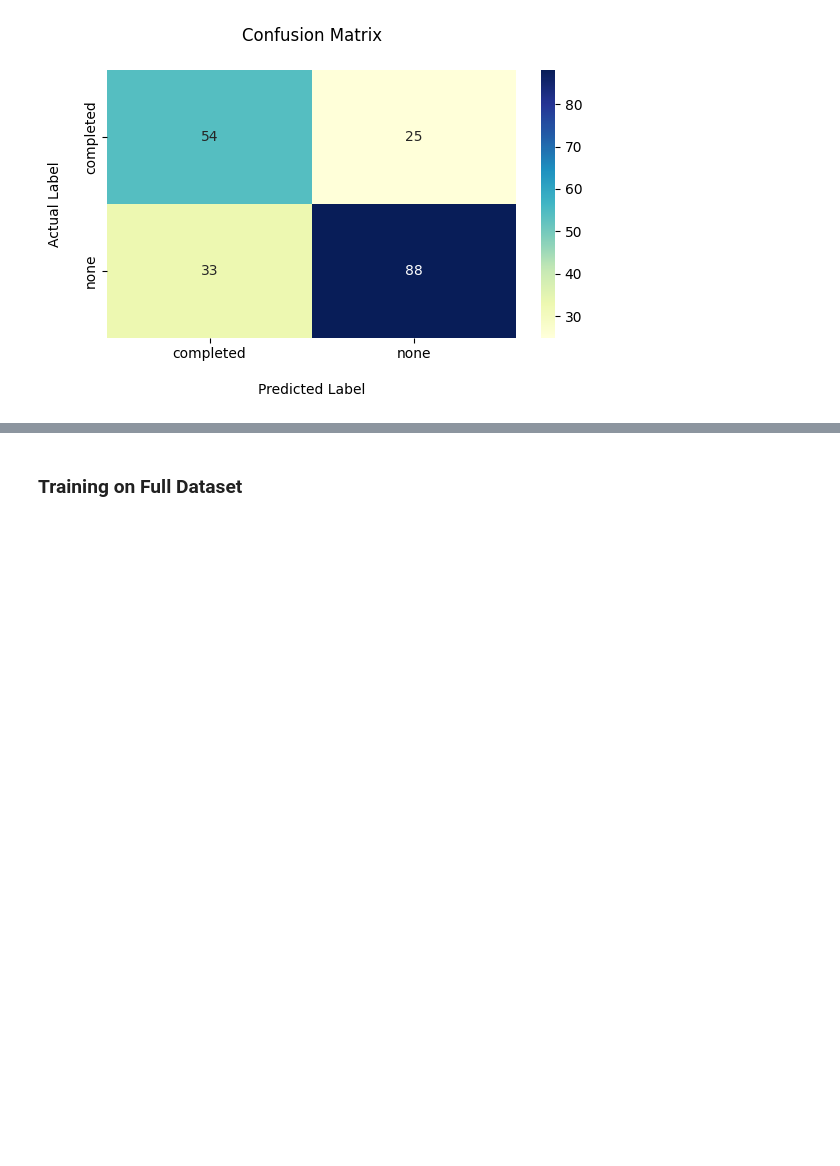
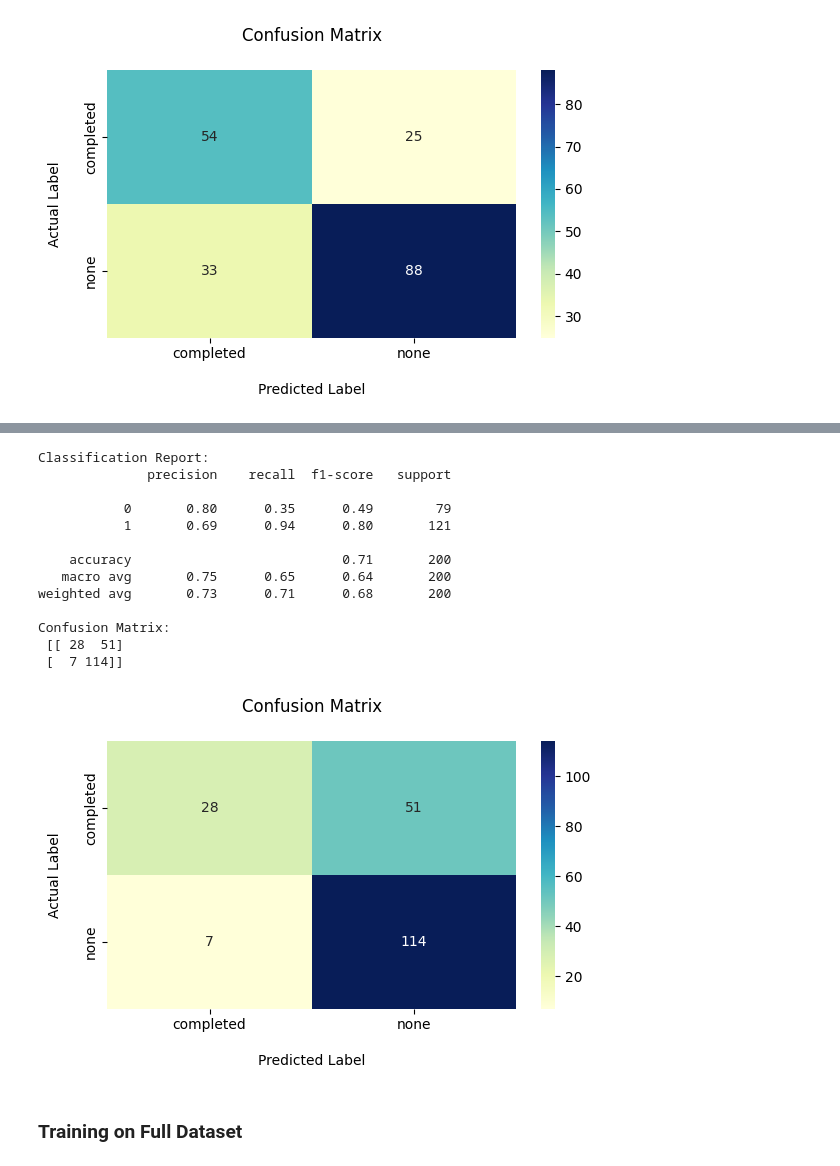
Before and after one commit to SakibMizan/MLProjectStudentPerformance, a Jupyter notebook: SakibMizanProject.ipynb, the cells around one changed output, grey strips where cells are left out. Cells and saved outputs as stored; diff of their text form; code cells hidden in the pictures; blank space fills up the shorter version.

```diff
--- a/SakibMizanProject.ipynb
+++ b/SakibMizanProject.ipynb
@@ -453,3 +483,40 @@ Confusion Matrix:
+# %%
+y_pred_weights = model_train_weights.predict(x_test_opt)
+y_pred_class_weights = (y_pred_weights > 0.23).astype(int)
+
+from sklearn.metrics import classification_report, confusion_matrix
+print("Classification Report:")
+print(classification_report(y_test, y_pred_class_weights))
+
+cm = confusion_matrix(y_test, y_pred_class_weights)
+print("Confusion Matrix:\n", cm)
+
+plt.figure(figsize=(6, 4))
+
+sns.heatmap(cm, annot=True, fmt='d', cmap='YlGnBu',
+            xticklabels=['completed', 'none'],
+            yticklabels=['completed', 'none'])
+
+plt.title("Confusion Matrix\n")
+plt.xlabel("\nPredicted Label")
+plt.ylabel("Actual Label\n")
+plt.tight_layout()
+plt.show()
+# %% [output]
+Classification Report:
+              precision    recall  f1-score   support
+
+           0       0.80      0.35      0.49        79
+           1       0.69      0.94      0.80       121
+
+    accuracy                           0.71       200
+   macro avg       0.75      0.65      0.64       200
+weighted avg       0.73      0.71      0.68       200
+
+Confusion Matrix:
+ [[ 28  51]
+ [  7 114]]
+[figure, added]
 # %% [markdown]
 ### Training on Full Dataset
 # %%
```
Also changed, not shown: parts of 8 cells of this notebook, 1 other file.
